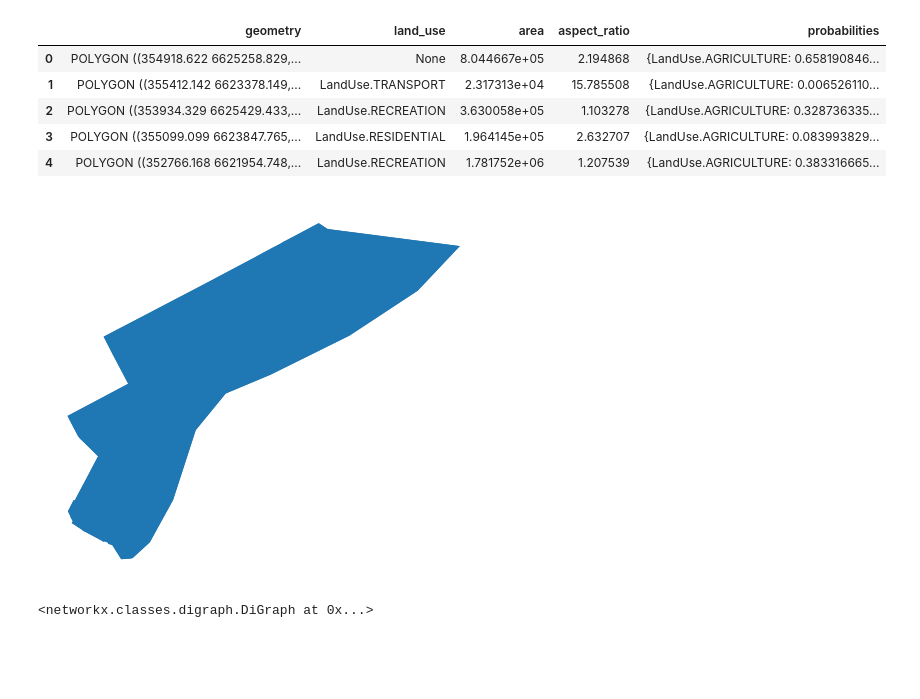
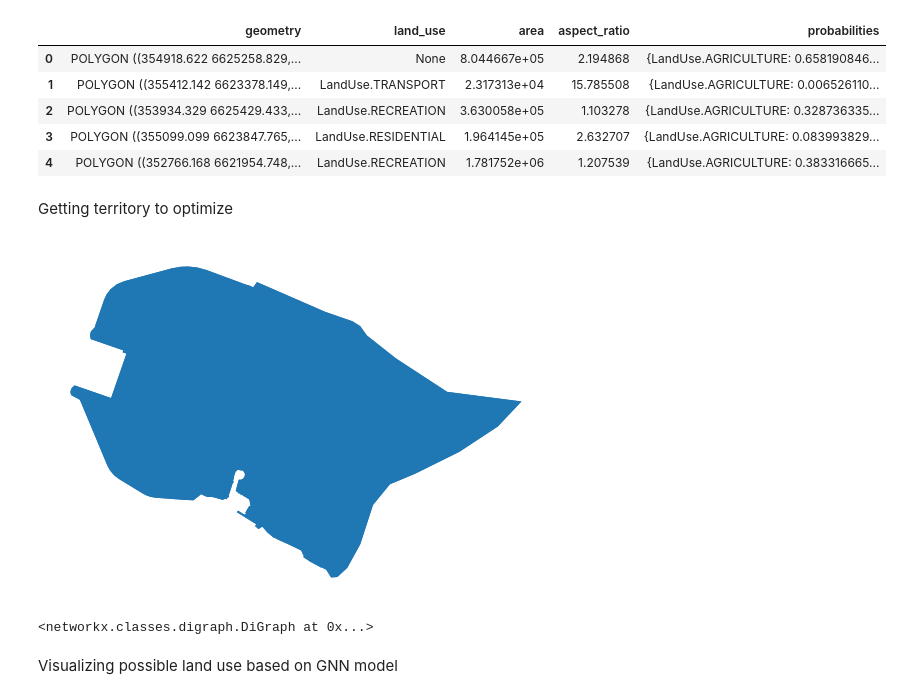
Before and after one commit to vasilstar97/lu-igi, a Jupyter notebook: examples/pygad_optimizer.ipynb, the cells around one changed output. Drawn from its saved outputs; the diff is of its cells as text; code cells hidden in the pictures; blank space fills up the shorter version.

Commit message:
fix: pygad optimizer example

```diff
--- a/examples/pygad_optimizer.ipynb
+++ b/examples/pygad_optimizer.ipynb
@@ -13,13 +19,15 @@ blocks_gdf.head()
 | 2 | POLYGON ((353934.329 6625429.433,... | LandUse.RECREATION | 3.630058e+05 | 1.103278 | {LandUse.AGRICULTURE: 0.328736335... |
 | 3 | POLYGON ((355099.099 6623847.765,... | LandUse.RESIDENTIAL | 1.964145e+05 | 2.632707 | {LandUse.AGRICULTURE: 0.083993829... |
 | 4 | POLYGON ((352766.168 6621954.748,... | LandUse.RECREATION | 1.781752e+06 | 1.207539 | {LandUse.AGRICULTURE: 0.383316665... |
+# %% [markdown]
+Getting territory to optimize
 # %%
 import osmnx as ox
 
-territory_gdf = ox.features_from_place('Санкт-Петербург', tags={'name':'округ № 7'}).to_crs(blocks_gdf.crs) # округ № 7
+territory_gdf = ox.features_from_place('Санкт-Петербург', tags={'name':'Василеостровский район'}).to_crs(blocks_gdf.crs) # округ № 7
 territory_gdf.plot().set_axis_off()
 # %% [output]
-[figure, old version]
+[figure, new version]
 # %%
 import networkx as nx
 
@@ -27,3 +35,5 @@ adj_graph = nx.read_graphml('adj_graph.graphml')
 nx.relabel_nodes(adj_graph, int, copy=False)
 # %% [output]
 <networkx.classes.digraph.DiGraph at 0x...>
+# %% [markdown]
+Visualizing possible land use based on GNN model
```
Also changed, not shown: parts of 21 cells of this notebook.
